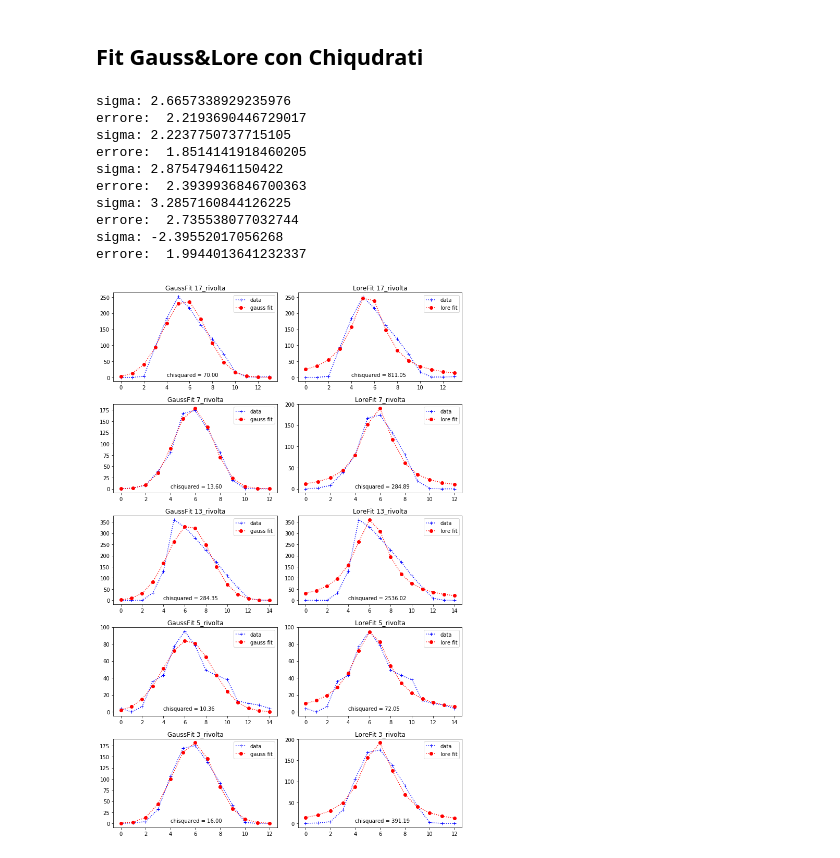
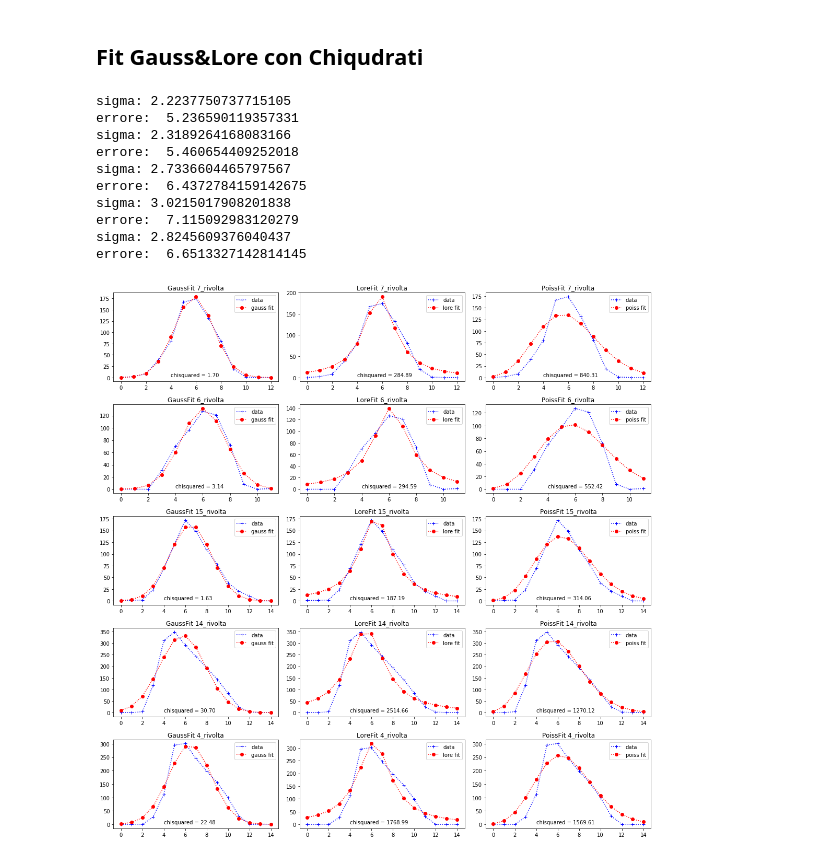
Before and after one commit to jackdeandrea/Econofisica, a Jupyter notebook: definizione_rivolte_fit.ipynb, the cells around one changed output. Drawn from its saved outputs; the diff is of its cells as text; code cells hidden in the pictures.

```diff
--- a/definizione_rivolte_fit.ipynb
+++ b/definizione_rivolte_fit.ipynb
@@ -10,7 +10,7 @@ Populating the interactive namespace from numpy and matplotlib
 # %% [markdown]
 # Importo il dataset
 # %%
-file = pd.read_csv(r'/home/gdeandrea/Scrivania/UNI/Econofisica/MyModels/Epstein/PRESE DATI/A-Valore Soglia/1')
+file = pd.read_csv(r'/home/gdeandrea/Scrivania/UNI/Econofisica/MyModels/Epstein/PRESE DATI/A-Valore Soglia/dati_rivolte')
 file.head()
 # %% [output]
 |  | x | y | color | pen down? | x.1 | y.1 | color.1 | pen down?.1 | x.2 | y.2 | ... |
@@ -64,6 +64,20 @@ def gauss(x,a,x0,sigma):
 def lore(x, a, x0, y0):
     'Ritorna array lorentziano a partire da lista x secondo i parametri a,x0,yo'
     return a*(y0/(((x - x0)**2) + (y0**2)))
+
+def fattoriale(x):
+    temp_list = []
+
+    for ics in x:
+        f=1
+        for i in range(1,ics+1):
+            f*=i
+        temp_list.append(f)
+    return(temp_list)
+
+def poisson(x, a, media):
+    result = a*(media**x)*np.exp(-media)/fattoriale(x)
+    return(result)
 # %% [markdown]
 ## Selecting Spikes
 # %%
@@ -139,46 +153,57 @@ dir(curve_fit)
 # %% [markdown]
 ## Fit Gauss&Lore con Chiqudrati
 # %%
-fig, ax = plt.subplots(nrows=len(choosen_list), ncols=2, figsize=(10,15))
+fig, ax = plt.subplots(nrows=len(choosen_list), ncols=3, figsize=(15,15))
 
 
 for i, rivolta in enumerate(choosen_list):
 
     y = rivolte_dict[rivolta]
     x = range(len(y))
 
     gauss_params,gauss_cov = curve_fit(gauss,x,y)
     ##computo errore come larghezza a metà altezza
-    sigma_gauss = sqrt(np.abs(gauss_params[2]*gauss_params[2]*log(2)))
+    sigma_gauss = 2*sqrt(np.abs(gauss_params[2]*gauss_params[2]*2*log(2)))
     gauss_red_chisq = chiquadronorm(y, gauss(x,*gauss_params), sigma_gauss, len(y)-3, norm=True)
     print('sigma:', gauss_params[2])
     print('errore: ', sigma_gauss)
     lore_params,lore_cov = curve_fit(lore,x,y)
-    lore_red_chisq = chiquadronorm(y, lore(x,*lore_params), 1, len(y)-3, norm=True)
+    sigma_lore = 1
+    lore_red_chisq = chiquadronorm(y, lore(x,*lore_params), sigma_lore, len(y)-3, norm=True)
+
+    poiss_params,poiss_cov = curve_fit(poisson,x,y)
+    sigma_poiss = 1
+    poiss_red_chisq = chiquadronorm(y, poisson(x, *poiss_params), sigma_poiss, len(y)-2, norm=True)
 
     ax[i][0].plot(x,y,'b+:',label='data')
     ax[i][0].plot(x,gauss(x,*gauss_params),'ro:',label='gauss fit')
     ax[i][0].legend()
     ax[i][0].text(4,2,'chisquared = %.2f' % (gauss_red_chisq))
     ax[i][0].title.set_text('GaussFit ' + rivolta)
 
     ax[i][1].plot(x,y,'b+:',label='data')
     ax[i][1].plot(x,lore(x,*lore_params),'ro:',label='lore fit')
     ax[i][1].legend()
     ax[i][1].text(4,2,'chisquared = %.2f' % (lore_red_chisq))
     ax[i][1].title.set_text('LoreFit ' + rivolta)
 
+    ax[i][2].plot(x,y,'b+:',label='data')
+    ax[i][2].plot(x,poisson(x,*poiss_params),'ro:',label='poiss fit')
+    ax[i][2].legend()
+    ax[i][2].text(4,2,'chisquared = %.2f' % (poiss_red_chisq))
+    ax[i][2].title.set_text('PoissFit ' + rivolta)
+
 fig.tight_layout()
 fig.show()
 # %% [output]
-sigma: 2.6657338929235976
-errore:  2.2193690446729017
 sigma: 2.2237750737715105
-errore:  1.8514141918460205
-sigma: 2.875479461150422
-errore:  2.3939936846700363
-sigma: 3.2857160844126225
-errore:  2.735538077032744
-sigma: -2.39552017056268
-errore:  1.9944013641232337
+errore:  5.236590119357331
+sigma: 2.3189264168083166
+errore:  5.460654409252018
+sigma: 2.7336604465797567
+errore:  6.4372784159142675
+sigma: 3.0215017908201838
+errore:  7.115092983120279
+sigma: 2.8245609376040437
+errore:  6.6513327142814145
-[figure, old version]
+[figure, new version]
```
Also changed, not shown: parts of 1 cell of this notebook.
